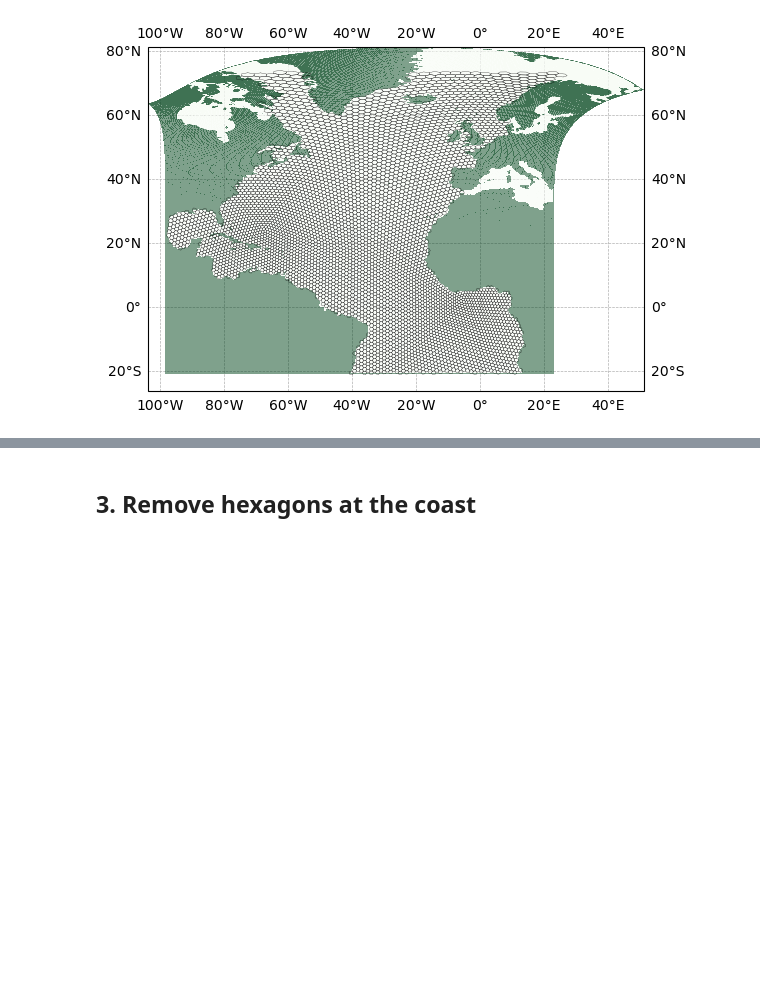
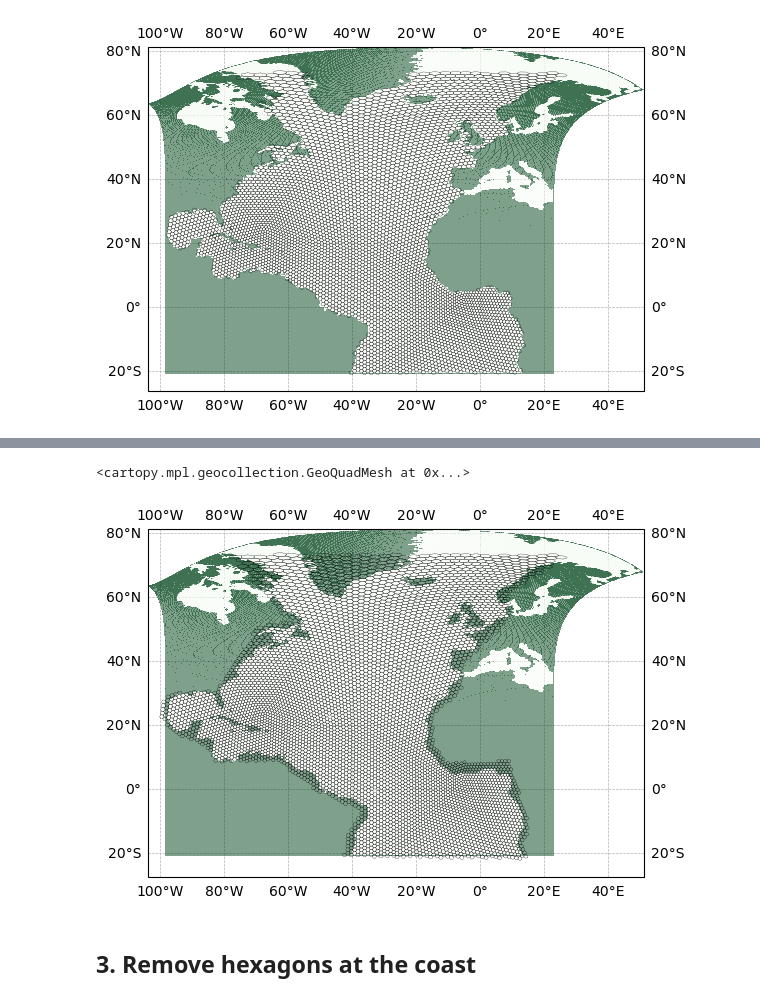
Before and after one commit to OceanParcels/NEMO_Ensemble_Lagrangian_Analysis, a Jupyter notebook: notebooks/06.Hexbin_simulation_release.ipynb, the cells around one changed output, grey strips where cells are left out. Drawn from its saved outputs; the diff is of its cells as text; code cells hidden in the pictures; blank space fills up the shorter version.

```diff
--- a/notebooks/06.Hexbin_simulation_release.ipynb
+++ b/notebooks/06.Hexbin_simulation_release.ipynb
@@ -159,0 +250,4 @@ ax.pcolormesh(mask['nav_lon'], mask['nav_lat'], mask['tmask'][0,depth,:,:], cmap
+# %%
+dist2ocean_hexgrid = griddata((mask_lons.ravel(), mask_lats.ravel()),
+                              distance2ocean.ravel(),
+                              hexgrid_centers_coordinates, method='nearest')
@@ -159,0 +258,5 @@ ax.pcolormesh(mask['nav_lon'], mask['nav_lat'], mask['tmask'][0,depth,:,:], cmap
+# %%
+remove_bins = np.where(dist2ocean_hexgrid > 500)
+
+# remove bins in remove_bins in hexgrid
+newgrid = [hexgrid[i] for i in range(len(hexgrid)) if i not in remove_bins[0]]
@@ -160,3 +269,15 @@ ax.pcolormesh(mask['nav_lon'], mask['nav_lat'], mask['tmask'][0,depth,:,:], cmap
+# %%
+depth = 0
+fig = plt.figure()
+ax = plt.axes(projection=cartopy.crs.PlateCarree())
+# ax.set_extent([-100, 15, -15, 75], crs=cartopy.crs.PlateCarree())
+# ax.coastlines()
+ax.gridlines(draw_labels=True, zorder=0, linestyle='--', linewidth=0.5)
+hexfunc.preplot_hexagons(ax, newgrid, colors='r', draw_edges=True, fill_polygons=False)
+ax.pcolormesh(mask['nav_lon'], mask['nav_lat'], mask['tmask'][0,depth,:,:], cmap='Greens_r', alpha=0.5)
+# %% [output]
+<cartopy.mpl.geocollection.GeoQuadMesh at 0x...>
+[figure, added]
 # %% [markdown]
 ## 3. Remove hexagons at the coast
 # %%
```
Also changed, not shown: parts of 18 cells of this notebook, 6 other files.
